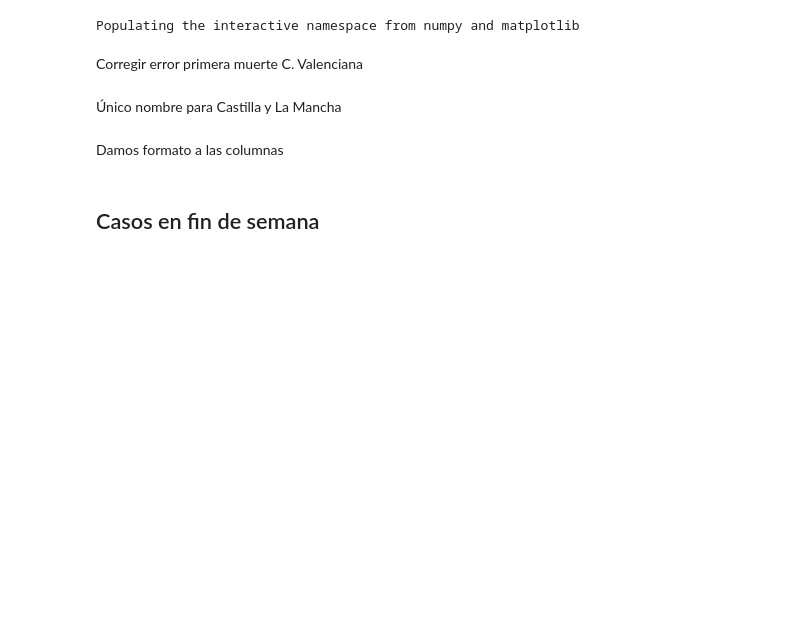
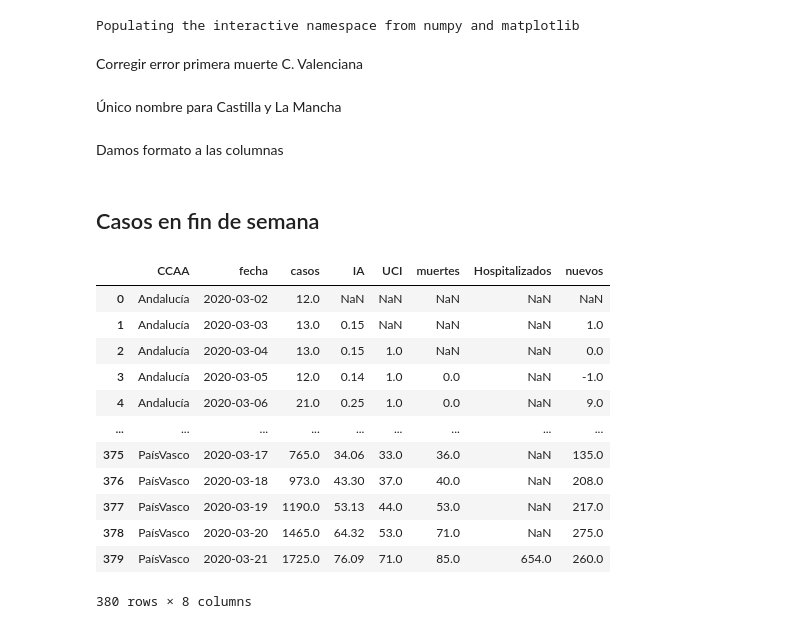
Before and after one commit to victorvicpal/COVID19_es, a Jupyter notebook: notebooks/join_data.ipynb, the cells around one changed output. Saved outputs shown, nothing was run; the diff lists cells and outputs as text; code cells hidden in the pictures; blank space fills up the shorter version.

```diff
--- a/notebooks/join_data.ipynb
+++ b/notebooks/join_data.ipynb
@@ -32,6 +32,11 @@ data['UCI'] = pd.to_numeric(data.UCI)
 data['muertes'] = pd.to_numeric(data.muertes)
 # %%
 data = data.sort_values(by=['CCAA','fecha']).reset_index(drop = True)
+# %%
+for CCAA in data.CCAA.unique():
+    casos_hoy  = data.loc[data.CCAA == CCAA,'casos'].values[1:]
+    casos_ayer = data.loc[data.CCAA == CCAA,'casos'].values[:-1]
+    data.loc[data.CCAA == CCAA,'nuevos'] = [np.nan]+list(casos_hoy-casos_ayer)
 # %% [markdown]
 ## Casos en fin de semana
 # %%
@@ -82,6 +87,9 @@ def CCAA_correction(df):
 _data_ = pd.DataFrame(columns = ['CCAA', 'fecha', 'casos', 'IA', 'UCI', 'muertes'])
 for CCAA in data.CCAA.unique():
     data_int = CCAA_correction(data[data.CCAA == CCAA])
+    ind = data_int[data_int['fecha'] == '2020-03-13'].index[0]
+    data_int.loc[ind+1:ind+2,'IA'] = fill_gaps(data_int, 'IA', ind, 2)
+    data_int.loc[ind+1:ind+2,'UCI'] = fill_gaps(data_int, 'UCI', ind, 0)
     _data_ = _data_.append(data_int, ignore_index=True).reset_index(drop=True)
 # %%
 del data
@@ -89,3 +97,19 @@ data = _data_.copy()
 del _data_
 # %%
 data.to_csv('../data/csv_data/data/dataCOVID19_es.csv',index=False)
+# %%
+data
+# %% [output]
+|  | CCAA | fecha | casos | IA | UCI | muertes | Hospitalizados | nuevos |
+| 0 | Andalucía | 2020-03-02 | 12.0 | NaN | NaN | NaN | NaN | NaN |
+| 1 | Andalucía | 2020-03-03 | 13.0 | 0.15 | NaN | NaN | NaN | 1.0 |
+| 2 | Andalucía | 2020-03-04 | 13.0 | 0.15 | 1.0 | NaN | NaN | 0.0 |
+| 3 | Andalucía | 2020-03-05 | 12.0 | 0.14 | 1.0 | 0.0 | NaN | -1.0 |
+| 4 | Andalucía | 2020-03-06 | 21.0 | 0.25 | 1.0 | 0.0 | NaN | 9.0 |
+| ... | ... | ... | ... | ... | ... | ... | ... | ... |
+| 375 | PaísVasco | 2020-03-17 | 765.0 | 34.06 | 33.0 | 36.0 | NaN | 135.0 |
+| 376 | PaísVasco | 2020-03-18 | 973.0 | 43.30 | 37.0 | 40.0 | NaN | 208.0 |
+| 377 | PaísVasco | 2020-03-19 | 1190.0 | 53.13 | 44.0 | 53.0 | NaN | 217.0 |
+| 378 | PaísVasco | 2020-03-20 | 1465.0 | 64.32 | 53.0 | 71.0 | NaN | 275.0 |
+| 379 | PaísVasco | 2020-03-21 | 1725.0 | 76.09 | 71.0 | 85.0 | 654.0 | 260.0 |
+380 rows × 8 columns
```
Also changed, not shown: 3 other files.
